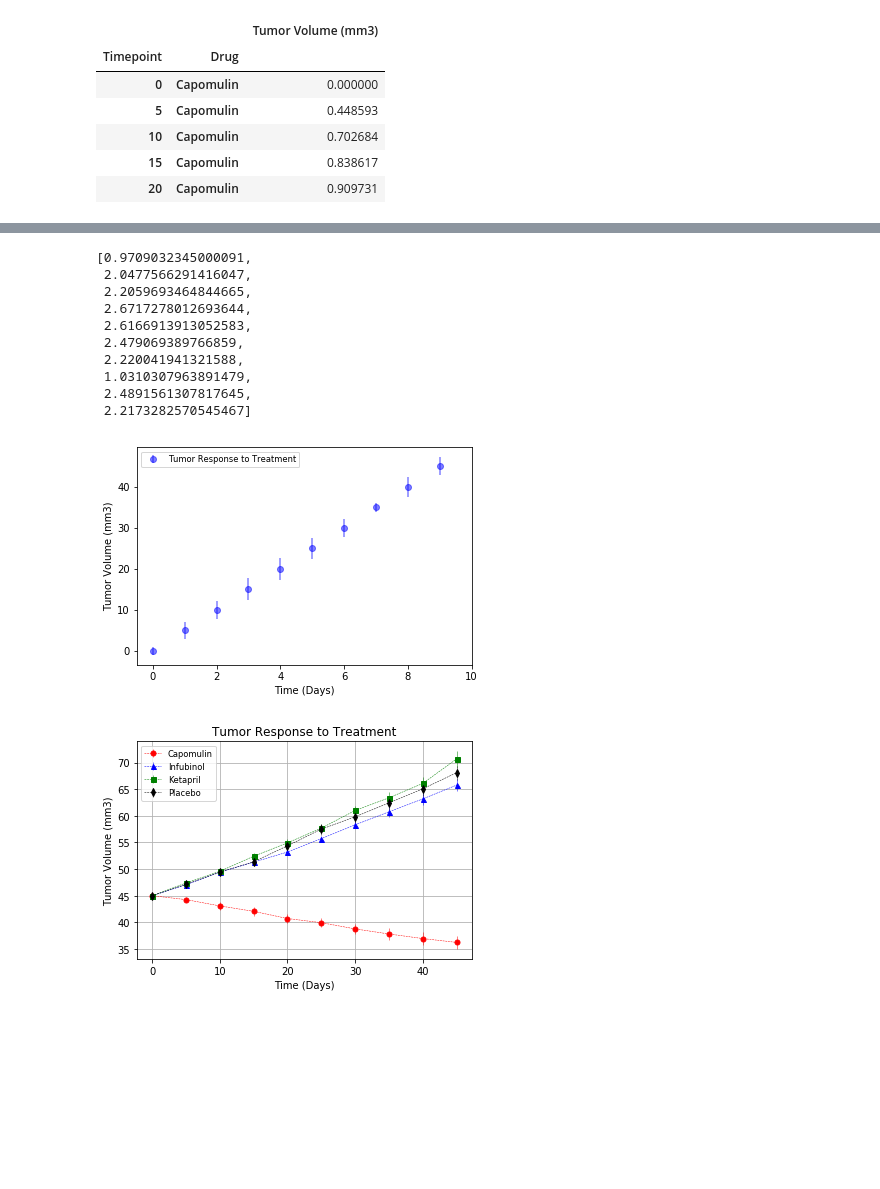
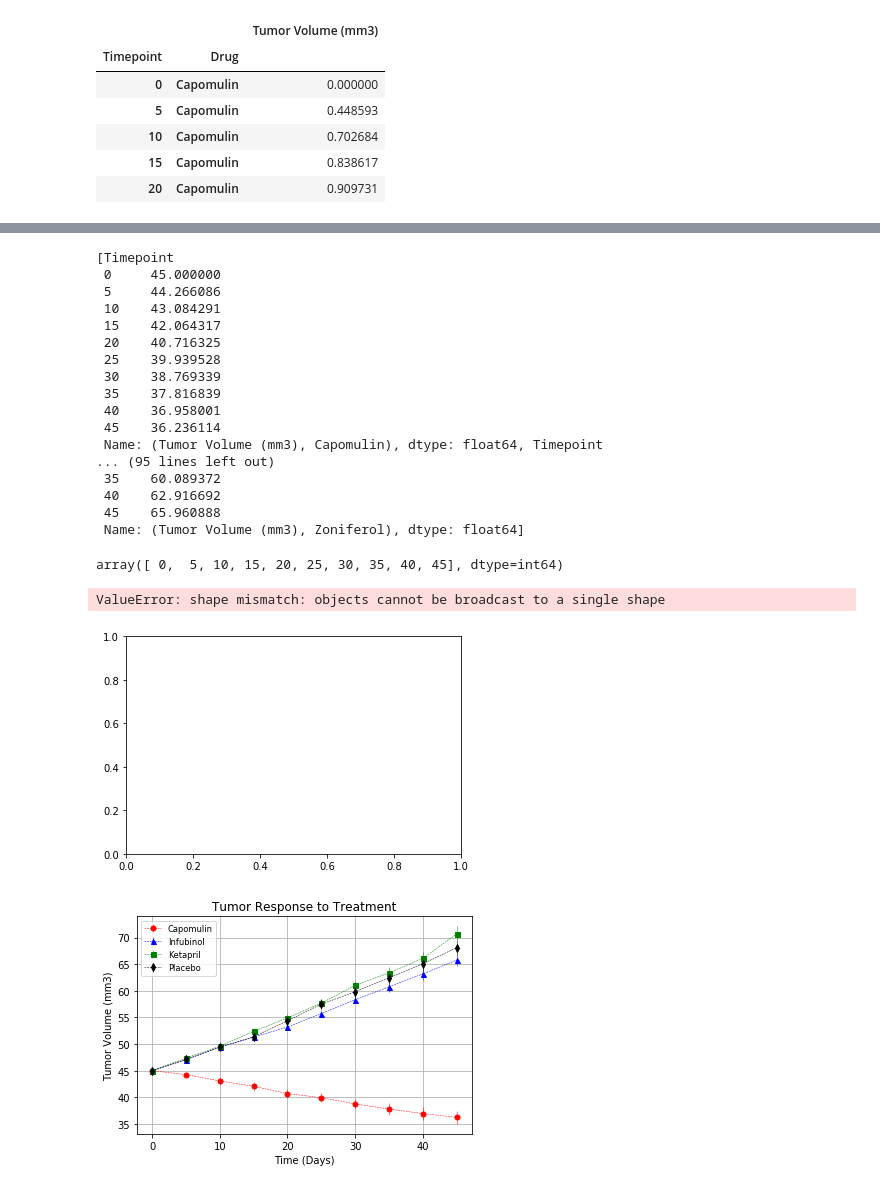
Before and after one commit to mdsmith577/Matplotlib_Homework, a Jupyter notebook: pymaceuticals.ipynb, the cells around one changed output, grey strips where cells are left out. Drawn from its saved outputs; the diff is of its cells as text; code cells hidden in the pictures; blank space fills up the shorter version.

Commit message:
got the first column of data to work correctly for the data! need to figure out how to loop through the columns and plot those lines

```diff
--- a/pymaceuticals.ipynb
+++ b/pymaceuticals.ipynb
@@ -115,6 +109,7 @@ index_reset_mean_vol_drug_time
 | 45 | 36.236114 | 64.132421 | 65.755562 | 70.662958 | 69.265506 | 68.084082 | 66.258529 | 34.955595 | 68.438310 | ... |
 # %%
 num_timepoints = index_reset_mean_vol_drug_time.index
+
 # drug_names = find a way to return the column headers in order
 
 # index_reset_mean_vol_drug_time.iloc[:, 5]
@@ -124,39 +119,53 @@ num_timepoints = index_reset_mean_vol_drug_time.index
 
 times = [time for time in num_timepoints]
 vol_per_drug = [index_reset_mean_vol_drug_time.iloc[:, i]
-           for i in range(0, len(times))]
+           for i in range(0, 10)]
 
 sem = [s.sem() for s in vol_per_drug]
-sem
+vol_per_drug
 # %% [output]
-[0.9709032345000091,
- 2.0477566291416047,
- 2.2059693464844665,
- 2.6717278012693644,
- 2.6166913913052583,
- 2.479069389766859,
- 2.220041941321588,
- 1.0310307963891479,
- 2.4891561307817645,
- 2.2173282570545467]
+[Timepoint
+ 0     45.000000
+ 5     44.266086
+ 10    43.084291
+ 15    42.064317
+ 20    40.716325
+ 25    39.939528
+ 30    38.769339
+ 35    37.816839
+ 40    36.958001
+ 45    36.236114
+ Name: (Tumor Volume (mm3), Capomulin), dtype: float64, Timepoint
+... (95 lines left out)
+ 35    60.089372
+ 40    62.916692
+ 45    65.960888
+ Name: (Tumor Volume (mm3), Zoniferol), dtype: float64]
+# %%
+x_limit = num_timepoints[-1] + 5
+x_axis = np.arange(0, x_limit, 5)
+x_axis
+# %% [output]
+array([ 0,  5, 10, 15, 20, 25, 30, 35, 40, 45], dtype=int64)
 # %%
 # Generate the Plot (with Error Bars)
 fig, ax = plt.subplots()
 
-ax.errorbar(np.arange(0, len(times)), times, yerr=sem, fmt="o", color="b",
+ax.errorbar(x_axis, vol_per_drug, fmt="o", color="b",
             alpha=0.5, label="Tumor Response to Treatment")
 
-ax.set_xlim(-0.5, len(times))
+# ax.set_xlim(-0.5, len(times))
 
 ax.set_xlabel("Time (Days)")
 ax.set_ylabel("Tumor Volume (mm3)")
 
 plt.legend(loc="best", fontsize="small", fancybox=True)
 
 plt.show()
 # Save the Figure
 # %% [output]
+ValueError: shape mismatch: objects cannot be broadcast to a single shape
-[figure, old version]
+[figure, new version]
 # %%
 # Show the Figure
 # %% [output]
```
Also changed, not shown: parts of 2 cells of this notebook.
